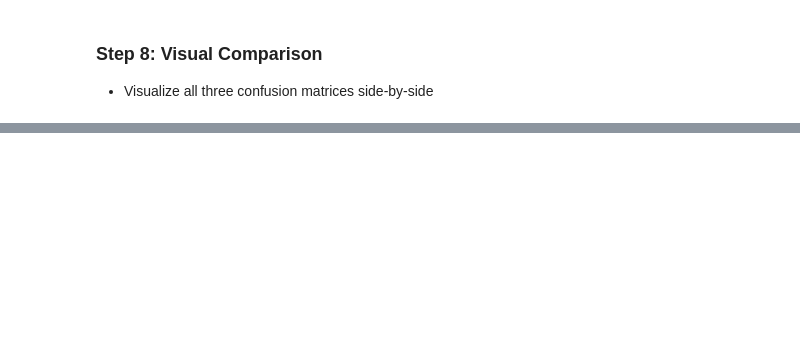
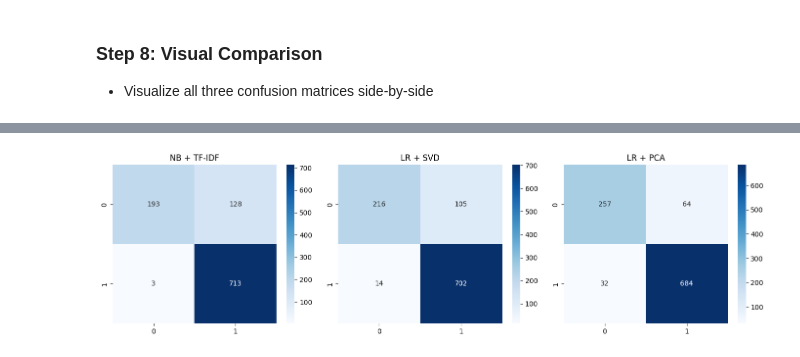
Before and after one commit to kkim8781294/PROG8245-ml-final-project-group3, a Jupyter notebook: TextClassificationFinalProjectGroup3.ipynb, the cells around one changed output, grey strips where cells are left out. Drawn from its saved outputs; the diff is of its cells as text; code cells hidden in the pictures; blank space fills up the shorter version.

```diff
--- a/TextClassificationFinalProjectGroup3.ipynb
+++ b/TextClassificationFinalProjectGroup3.ipynb
@@ -660,0 +692,13 @@ plt.show()
+# %%
+fig, axes = plt.subplots(1, 3, figsize=(14, 4))
+cms = [confusion_metrix_nb, confussion_metrix_svd, cofusion_metrix_pca]
+titles = ["NB + TF-IDF", "LR + SVD", "LR + PCA"]
+
+for ax, confusionMatrix, title in zip(axes, cms, titles):
+    sns.heatmap(confusionMatrix, annot=True, fmt="d", cmap="Blues", ax=ax)
+    ax.set_title(title)
+
+plt.tight_layout()
+plt.show()
+# %% [output]
+[figure, added]
```
Also changed, not shown: parts of 6 cells of this notebook.
